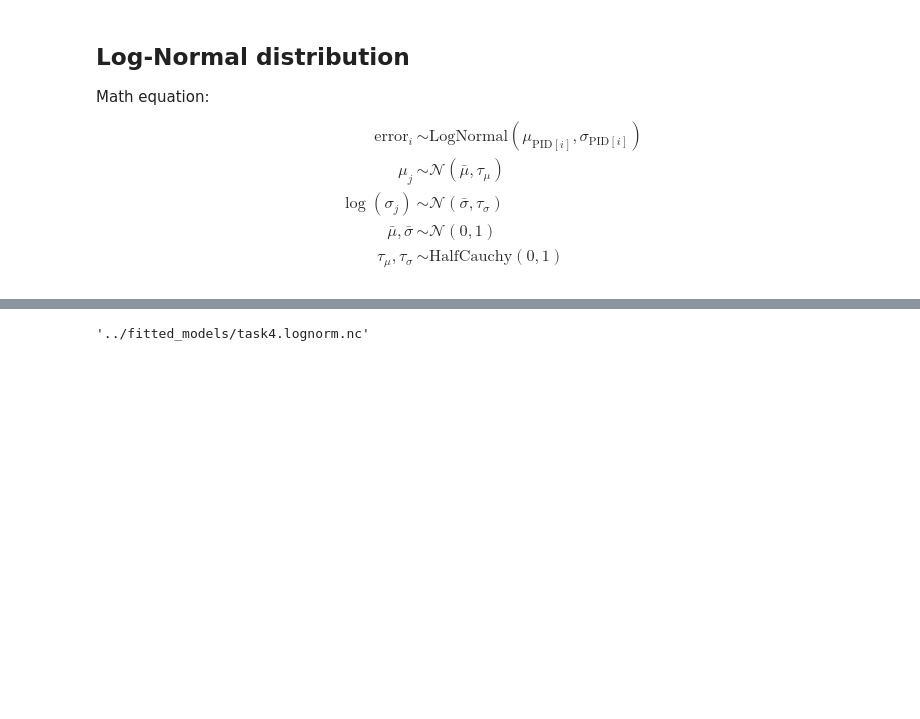
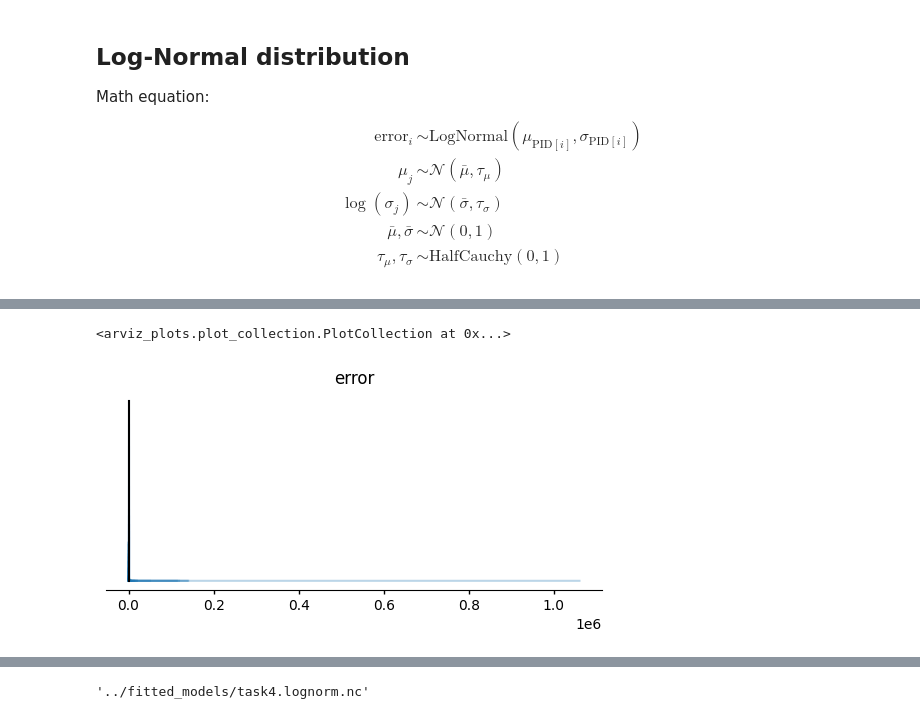
Before and after one commit to mika-long/vis-decode-analysis, a Jupyter notebook: PyMC/task4.ipynb, the cells around one changed output, grey strips where cells are left out. Cells and saved outputs as stored; diff of their text form; code cells hidden in the pictures; blank space fills up the shorter version.

```diff
--- a/PyMC/task4.ipynb
+++ b/PyMC/task4.ipynb
@@ -393,3 +402,8 @@ Computing ... ━━━━━━━━━━━━━━━━━━━━━━
+# %%
+azp.plot_ppc_dist(task4_logNorm_idata)
+# %% [output]
+<arviz_plots.plot_collection.PlotCollection at 0x...>
+[figure, added]
 # %%
 azp.plot_ppc_pit(task4_logNorm_idata)
 # %% [output]
```
Also changed, not shown: parts of 20 cells of this notebook, 1 other file.
